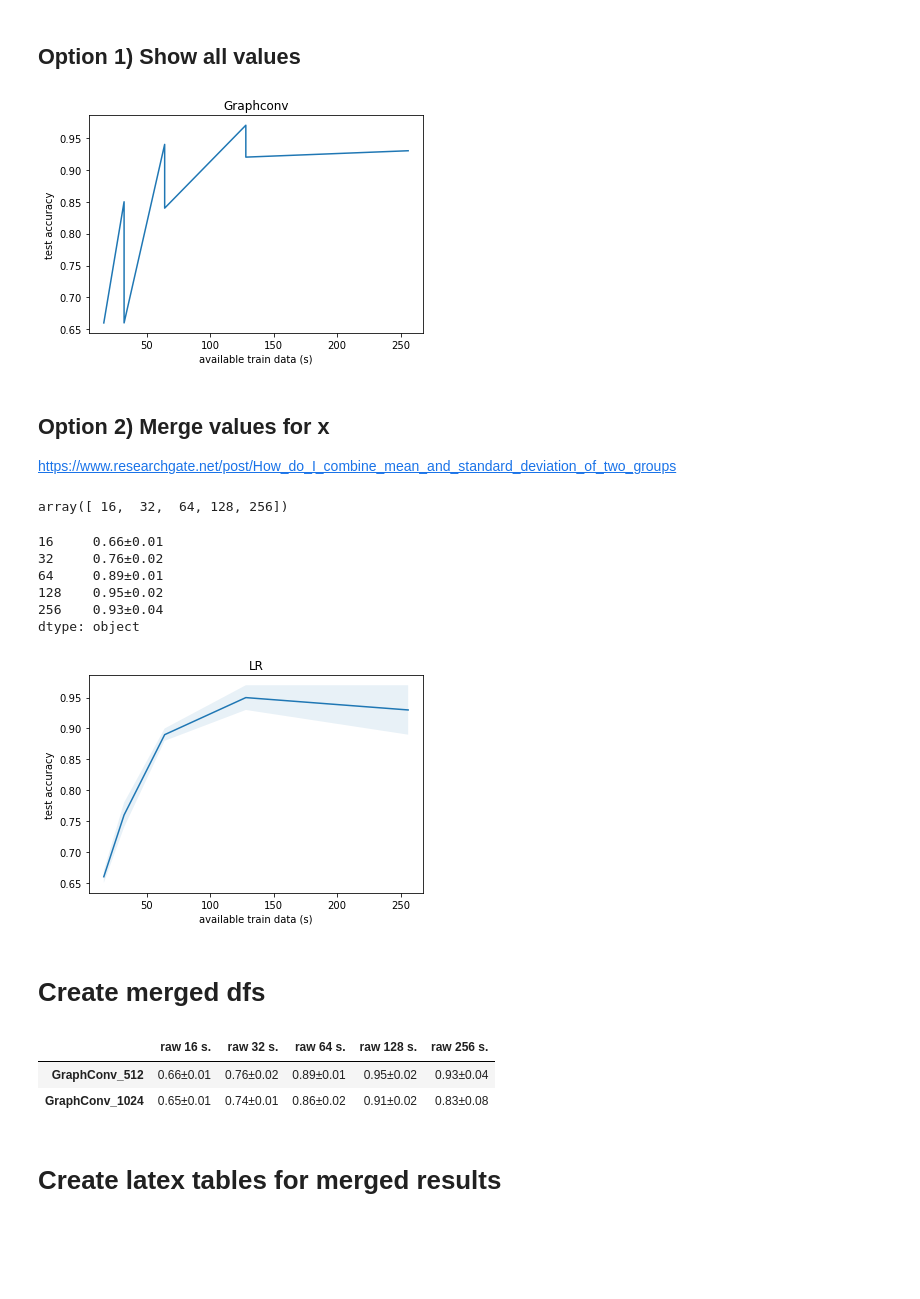
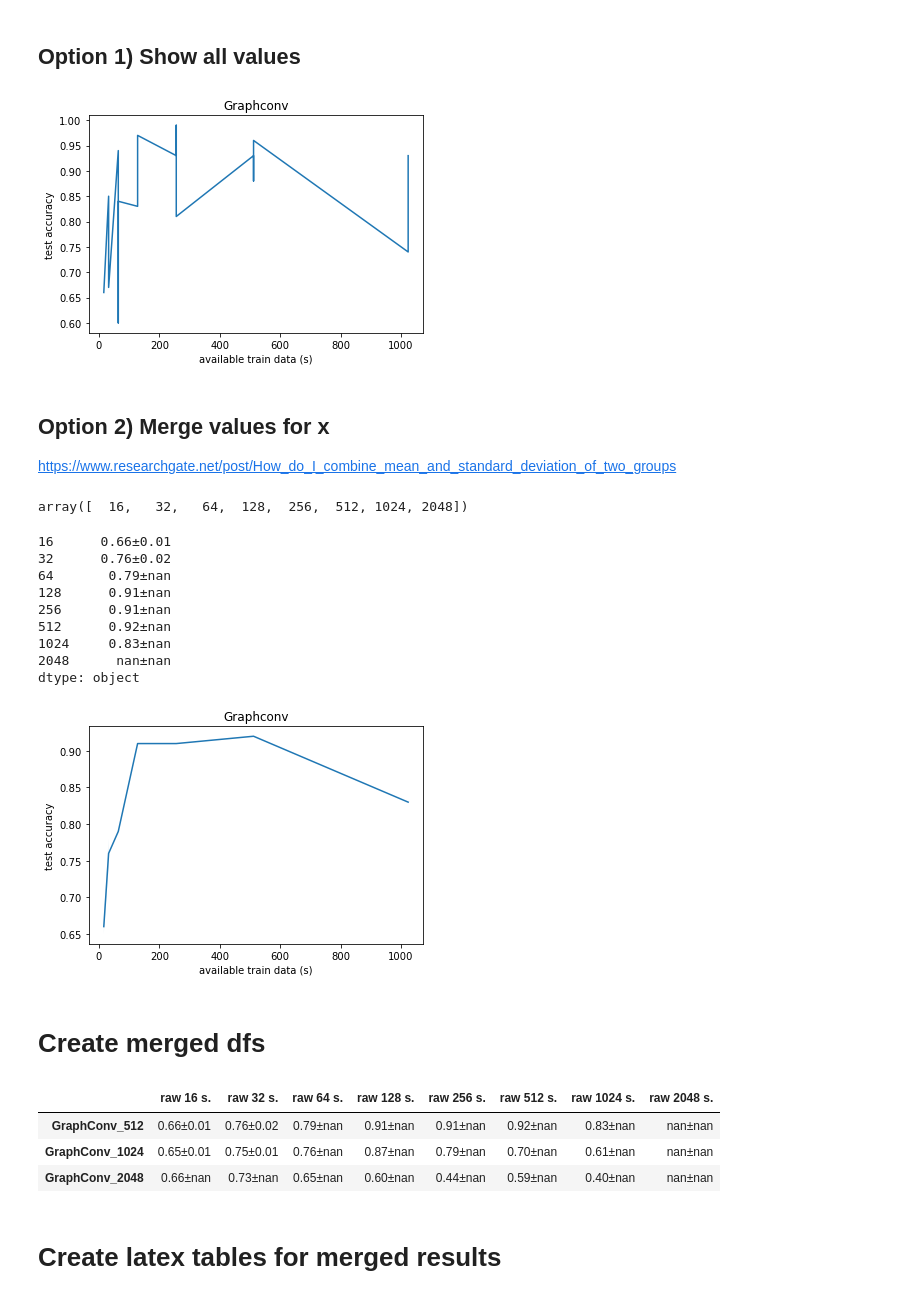
Before and after one commit to yff12345/g, a Jupyter notebook: final_experiment/notebooks/experiment_results_exploration-6.ipynb, the cells around one changed output. Saved outputs shown, nothing was run; the diff lists cells and outputs as text; code cells hidden in the pictures; blank space fills up the shorter version.

```diff
--- a/final_experiment/notebooks/experiment_results_exploration-6.ipynb
+++ b/final_experiment/notebooks/experiment_results_exploration-6.ipynb
@@ -31,10 +31,10 @@ results
 # %%
 model_names = ['GraphConv']
-hidden_channels = [512, 1024]
+hidden_channels = [512, 1024, 2048]
 models = list(filter(None, [f'{name}_{hc}' if not name == 'LR' else None if hc != 64 else 'LR' for name in model_names for hc in hidden_channels ]))
 features = ['raw']
-window_sizes = [1, 2]
-number_train_samples = [16, 32, 64, 128]
+window_sizes = [1, 2, 4]
+number_train_samples = [16, 32, 64, 128, 256, 512]
 # %%
 sorted_by_time_nts_ws = np.array([ws*nts for ws in window_sizes for nts in number_train_samples])
 b = np.array([ws for ws in window_sizes for nts in number_train_samples])
@@ -94,7 +104,7 @@ plt.xlabel('available train data (s)')
 plt.ylabel('test accuracy')
 plt.show()
 # %% [output]
-[figure, old version]
+[figure, new version]
 # %% [markdown]
 ## Option 2) Merge values for x
 https://www.researchgate.net/post/How_do_I_combine_mean_and_standard_deviation_of_two_groups
@@ -102,7 +112,7 @@ https://www.researchgate.net/post/How_do_I_combine_mean_and_standard_deviation_o
 u_sorted_by_time_nts_ws = np.unique(sorted_by_time_nts_ws)
 u_sorted_by_time_nts_ws
 # %% [output]
-array([ 16,  32,  64, 128, 256])
+array([  16,   32,   64,  128,  256,  512, 1024, 2048])
 # %%
 merged_lr_res = []
 for t in u_sorted_by_time_nts_ws:
@@ -113,23 +123,26 @@ for t in u_sorted_by_time_nts_ws:
 merged_lr_res = pd.Series(data=merged_lr_res, index=u_sorted_by_time_nts_ws)
 merged_lr_res
 # %% [output]
-16     0.66±0.01
-32     0.76±0.02
-64     0.89±0.01
-128    0.95±0.02
-256    0.93±0.04
+16      0.66±0.01
+32      0.76±0.02
+64       0.79±nan
+128      0.91±nan
+256      0.91±nan
+512      0.92±nan
+1024     0.83±nan
+2048      nan±nan
 dtype: object
 # %%
 lr_means = np.array([float(x.split('±')[0]) for x in merged_lr_res.to_numpy()])
 lr_stds = np.array([float(x.split('±')[1]) for x in merged_lr_res.to_numpy()])
 plt.plot(u_sorted_by_time_nts_ws,lr_means)
 plt.fill_between(u_sorted_by_time_nts_ws,lr_means-lr_stds,lr_means+lr_stds,alpha=.1)
-plt.title('LR')
+plt.title('Graphconv')
 plt.xlabel('available train data (s)')
 plt.ylabel('test accuracy')
 plt.show()
 # %% [output]
-[figure, old version]
+[figure, new version]
 # %% [markdown]
 # Create merged dfs
 # %%
@@ -152,9 +165,10 @@ merged_raw_df= merged_dfs[0]
 # %%
 merged_raw_df
 # %% [output]
-|  | raw 16 s. | raw 32 s. | raw 64 s. | raw 128 s. | raw 256 s. |
-| GraphConv_512 | 0.66±0.01 | 0.76±0.02 | 0.89±0.01 | 0.95±0.02 | 0.93±0.04 |
-| GraphConv_1024 | 0.65±0.01 | 0.74±0.01 | 0.86±0.02 | 0.91±0.02 | 0.83±0.08 |
+|  | raw 16 s. | raw 32 s. | raw 64 s. | raw 128 s. | raw 256 s. | raw 512 s. | raw 1024 s. | raw 2048 s. |
+| GraphConv_512 | 0.66±0.01 | 0.76±0.02 | 0.79±nan | 0.91±nan | 0.91±nan | 0.92±nan | 0.83±nan | nan±nan |
+| GraphConv_1024 | 0.65±0.01 | 0.75±0.01 | 0.76±nan | 0.87±nan | 0.79±nan | 0.70±nan | 0.61±nan | nan±nan |
+| GraphConv_2048 | 0.66±nan | 0.73±nan | 0.65±nan | 0.60±nan | 0.44±nan | 0.59±nan | 0.40±nan | nan±nan |
 # %% [markdown]
 # Create latex tables for merged results
 # %%
```
Also changed, not shown: parts of 2 cells of this notebook, 52 other files.
